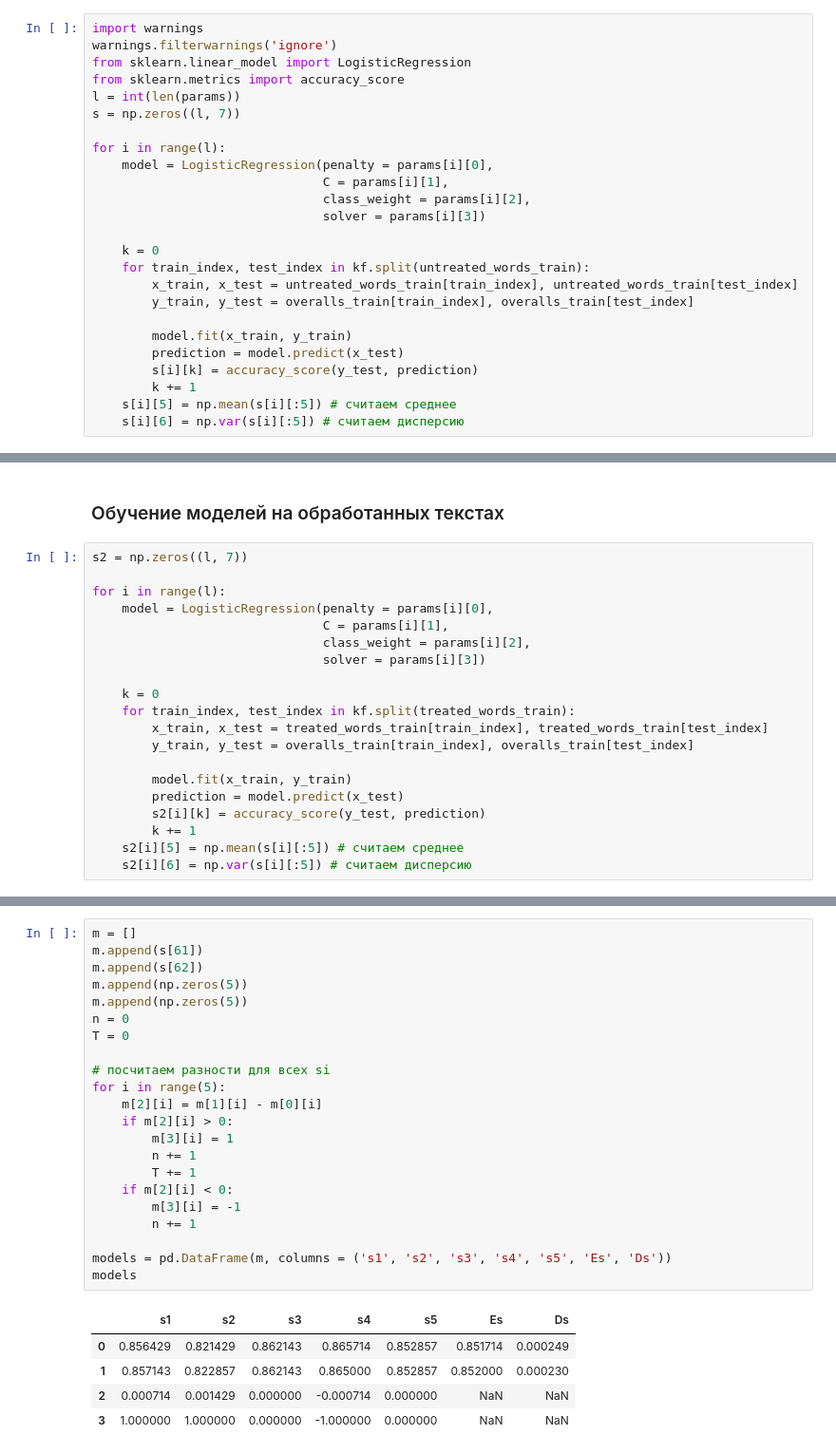
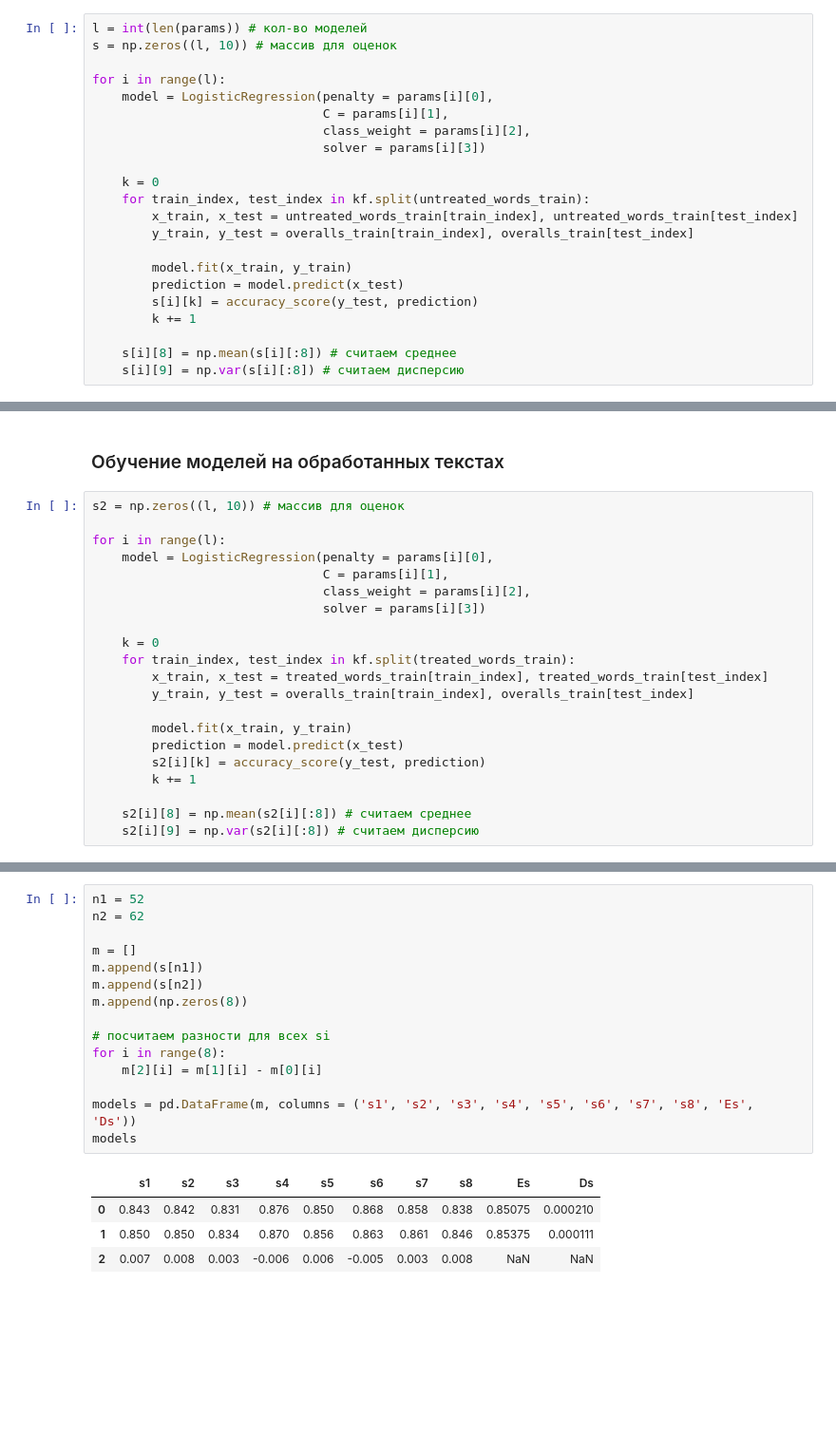
Before and after one commit to vvubbalubba/Task_ISP, a Jupyter notebook: Задание ИСП.ipynb, the cells around one changed output, grey strips where cells are left out. Shown: that part at 95% size. Drawn from its saved outputs; the diff is of its cells as text; blank space fills up the shorter version.

```diff
--- a/Задание ИСП.ipynb
+++ b/Задание ИСП.ipynb
@@ -216,12 +229,8 @@ model_params
 # %% [markdown]
 ### Обучение моделей на необработанных текстах
 # %%
-import warnings
-warnings.filterwarnings('ignore')
-from sklearn.linear_model import LogisticRegression
-from sklearn.metrics import accuracy_score
-l = int(len(params))
-s = np.zeros((l, 7))
+l = int(len(params)) # кол-во моделей
+s = np.zeros((l, 10)) # массив для оценок
 
 for i in range(l):
     model = LogisticRegression(penalty = params[i][0],
@@ -238,6 +247,7 @@ for i in range(l):
         prediction = model.predict(x_test)
         s[i][k] = accuracy_score(y_test, prediction)
         k += 1
-    s[i][5] = np.mean(s[i][:5]) # считаем среднее
-    s[i][6] = np.var(s[i][:5]) # считаем дисперсию
+
+    s[i][8] = np.mean(s[i][:8]) # считаем среднее
+    s[i][9] = np.var(s[i][:8]) # считаем дисперсию
 # %%
@@ -285,7 +295,7 @@ print(score)
 # %% [markdown]
 ### Обучение моделей на обработанных текстах
 # %%
-s2 = np.zeros((l, 7))
+s2 = np.zeros((l, 10)) # массив для оценок
 
 for i in range(l):
     model = LogisticRegression(penalty = params[i][0],
@@ -302,6 +312,7 @@ for i in range(l):
         prediction = model.predict(x_test)
         s2[i][k] = accuracy_score(y_test, prediction)
         k += 1
-    s2[i][5] = np.mean(s[i][:5]) # считаем среднее
-    s2[i][6] = np.var(s[i][:5]) # считаем дисперсию
+
+    s2[i][8] = np.mean(s2[i][:8]) # считаем среднее
+    s2[i][9] = np.var(s2[i][:8]) # считаем дисперсию
 # %%
@@ -353,28 +363,20 @@ print(score)
 # %%
+n1 = 52
+n2 = 62
+
 m = []
-m.append(s[61])
-m.append(s[62])
-m.append(np.zeros(5))
-m.append(np.zeros(5))
-n = 0
-T = 0
+m.append(s[n1])
+m.append(s[n2])
+m.append(np.zeros(8))
 
 # посчитаем разности для всех si
-for i in range(5):
+for i in range(8):
     m[2][i] = m[1][i] - m[0][i]
-    if m[2][i] > 0:
-        m[3][i] = 1
-        n += 1
-        T += 1
-    if m[2][i] < 0:
-        m[3][i] = -1
-        n += 1
 
-models = pd.DataFrame(m, columns = ('s1', 's2', 's3', 's4', 's5', 'Es', 'Ds'))
+models = pd.DataFrame(m, columns = ('s1', 's2', 's3', 's4', 's5', 's6', 's7', 's8', 'Es', 'Ds'))
 models
 # %% [output]
-|  | s1 | s2 | s3 | s4 | s5 | Es | Ds |
-| 0 | 0.856429 | 0.821429 | 0.862143 | 0.865714 | 0.852857 | 0.851714 | 0.000249 |
-| 1 | 0.857143 | 0.822857 | 0.862143 | 0.865000 | 0.852857 | 0.852000 | 0.000230 |
-| 2 | 0.000714 | 0.001429 | 0.000000 | -0.000714 | 0.000000 | NaN | NaN |
-| 3 | 1.000000 | 1.000000 | 0.000000 | -1.000000 | 0.000000 | NaN | NaN |
+|  | s1 | s2 | s3 | s4 | s5 | s6 | s7 | s8 | Es | Ds |
+| 0 | 0.843 | 0.842 | 0.831 | 0.876 | 0.850 | 0.868 | 0.858 | 0.838 | 0.85075 | 0.000210 |
+| 1 | 0.850 | 0.850 | 0.834 | 0.870 | 0.856 | 0.863 | 0.861 | 0.846 | 0.85375 | 0.000111 |
+| 2 | 0.007 | 0.008 | 0.003 | -0.006 | 0.006 | -0.005 | 0.003 | 0.008 | NaN | NaN |
```
Also changed, not shown: parts of 18 cells of this notebook.
